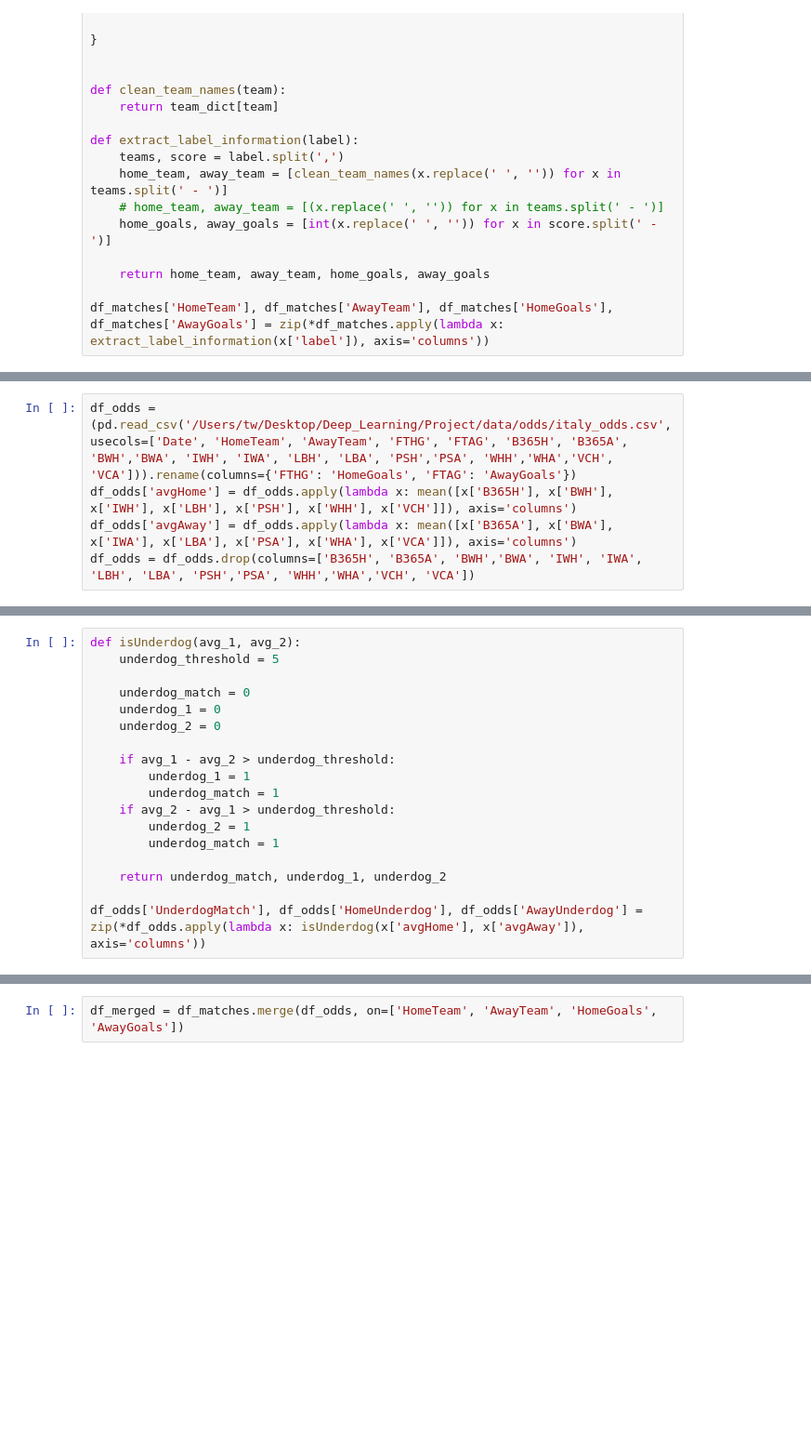
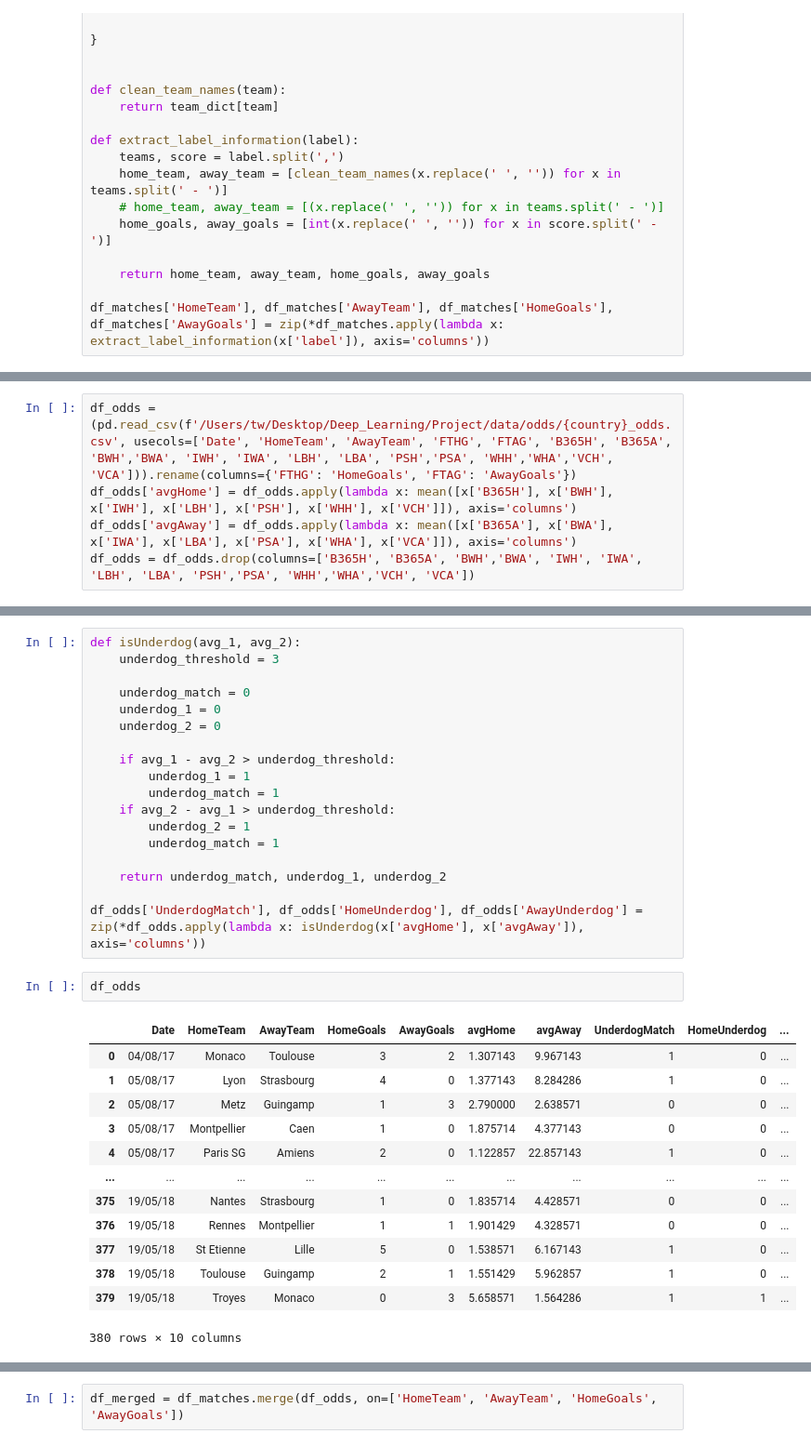
Before and after one commit to tw98/dl_soccer, a Jupyter notebook: extract_underdogs.ipynb, the cells around one changed output, grey strips where cells are left out. Shown at 93% size. Cells and saved outputs as stored; diff of their text form; blank space fills up the shorter version.

```diff
--- a/extract_underdogs.ipynb
+++ b/extract_underdogs.ipynb
@@ -203,5 +248,5 @@ teams2
 # %%
-df_odds = (pd.read_csv('/Users/tw/Desktop/Deep_Learning/Project/data/odds/italy_odds.csv', usecols=['Date', 'HomeTeam', 'AwayTeam', 'FTHG', 'FTAG', 'B365H', 'B365A', 'BWH','BWA', 'IWH', 'IWA', 'LBH', 'LBA', 'PSH','PSA', 'WHH','WHA','VCH', 'VCA'])).rename(columns={'FTHG': 'HomeGoals', 'FTAG': 'AwayGoals'})
+df_odds = (pd.read_csv(f'/Users/tw/Desktop/Deep_Learning/Project/data/odds/{country}_odds.csv', usecols=['Date', 'HomeTeam', 'AwayTeam', 'FTHG', 'FTAG', 'B365H', 'B365A', 'BWH','BWA', 'IWH', 'IWA', 'LBH', 'LBA', 'PSH','PSA', 'WHH','WHA','VCH', 'VCA'])).rename(columns={'FTHG': 'HomeGoals', 'FTAG': 'AwayGoals'})
 df_odds['avgHome'] = df_odds.apply(lambda x: mean([x['B365H'], x['BWH'], x['IWH'], x['LBH'], x['PSH'], x['WHH'], x['VCH']]), axis='columns')
 df_odds['avgAway'] = df_odds.apply(lambda x: mean([x['B365A'], x['BWA'], x['IWA'], x['LBA'], x['PSA'], x['WHA'], x['VCA']]), axis='columns')
 df_odds = df_odds.drop(columns=['B365H', 'B365A', 'BWH','BWA', 'IWH', 'IWA', 'LBH', 'LBA', 'PSH','PSA', 'WHH','WHA','VCH', 'VCA'])
@@ -233,6 +294,6 @@ teams
 # %%
 def isUnderdog(avg_1, avg_2):
-    underdog_threshold = 5
+    underdog_threshold = 3
 
     underdog_match = 0
     underdog_1 = 0
@@ -248,3 +309,19 @@ def isUnderdog(avg_1, avg_2):
     return underdog_match, underdog_1, underdog_2
 
 df_odds['UnderdogMatch'], df_odds['HomeUnderdog'], df_odds['AwayUnderdog'] = zip(*df_odds.apply(lambda x: isUnderdog(x['avgHome'], x['avgAway']), axis='columns'))
+# %%
+df_odds
+# %% [output]
+|  | Date | HomeTeam | AwayTeam | HomeGoals | AwayGoals | avgHome | avgAway | UnderdogMatch | HomeUnderdog | ... |
+| 0 | 04/08/17 | Monaco | Toulouse | 3 | 2 | 1.307143 | 9.967143 | 1 | 0 | ... |
+| 1 | 05/08/17 | Lyon | Strasbourg | 4 | 0 | 1.377143 | 8.284286 | 1 | 0 | ... |
+| 2 | 05/08/17 | Metz | Guingamp | 1 | 3 | 2.790000 | 2.638571 | 0 | 0 | ... |
+| 3 | 05/08/17 | Montpellier | Caen | 1 | 0 | 1.875714 | 4.377143 | 0 | 0 | ... |
+| 4 | 05/08/17 | Paris SG | Amiens | 2 | 0 | 1.122857 | 22.857143 | 1 | 0 | ... |
+| ... | ... | ... | ... | ... | ... | ... | ... | ... | ... | ... |
+| 375 | 19/05/18 | Nantes | Strasbourg | 1 | 0 | 1.835714 | 4.428571 | 0 | 0 | ... |
+| 376 | 19/05/18 | Rennes | Montpellier | 1 | 1 | 1.901429 | 4.328571 | 0 | 0 | ... |
+| 377 | 19/05/18 | St Etienne | Lille | 5 | 0 | 1.538571 | 6.167143 | 1 | 0 | ... |
+| 378 | 19/05/18 | Toulouse | Guingamp | 2 | 1 | 1.551429 | 5.962857 | 1 | 0 | ... |
+| 379 | 19/05/18 | Troyes | Monaco | 0 | 3 | 5.658571 | 1.564286 | 1 | 1 | ... |
+380 rows × 10 columns
```
Also changed, not shown: parts of 15 cells of this notebook, 8 other files.
